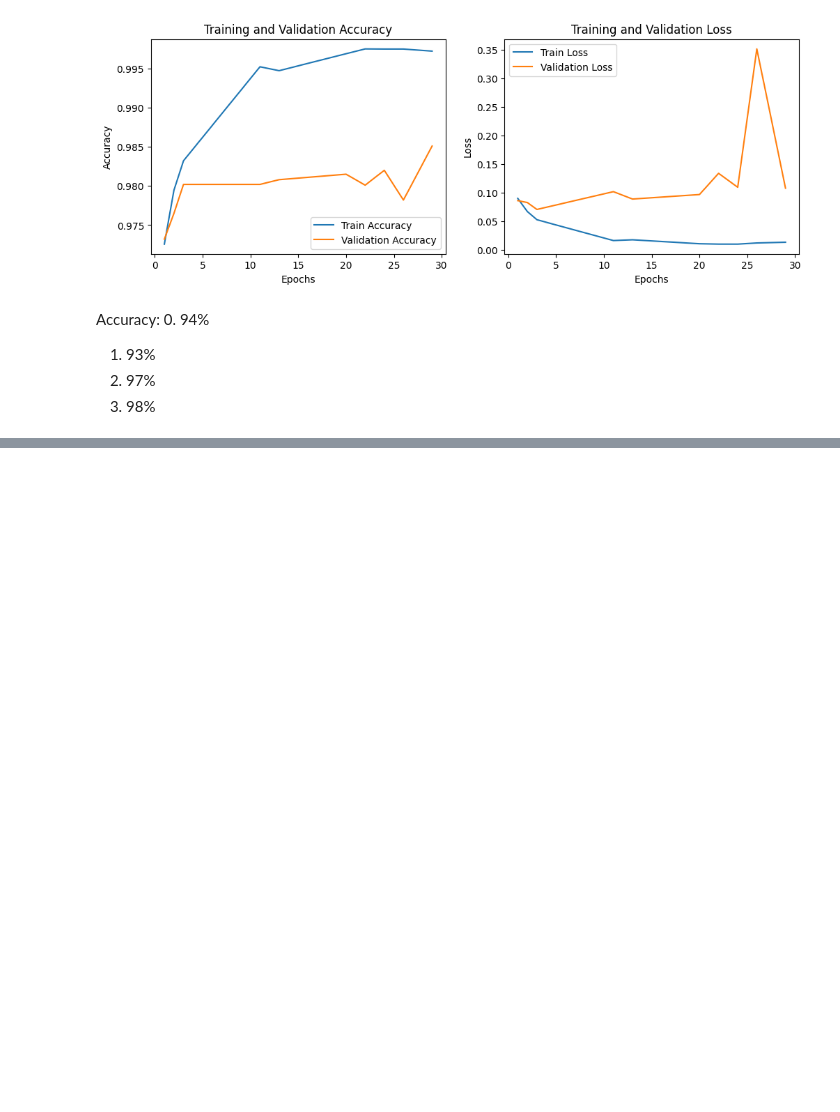
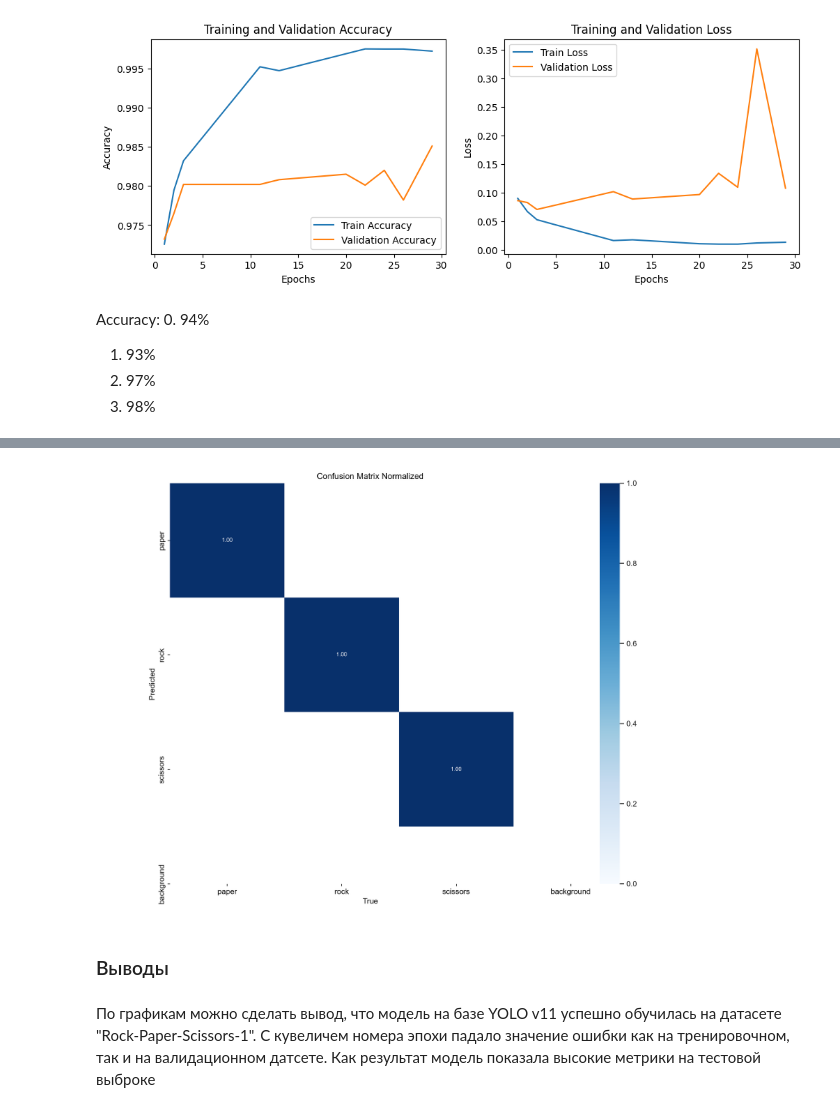
Before and after one commit to matteoxpo/DataScienceStudy, a Jupyter notebook: NSTU/AIandML/lab3/lab3.ipynb, the cells around one changed output, grey strips where cells are left out. Cells and saved outputs as stored; diff of their text form; code cells hidden in the pictures; blank space fills up the shorter version.

```diff
--- a/NSTU/AIandML/lab3/lab3.ipynb
+++ b/NSTU/AIandML/lab3/lab3.ipynb
@@ -382,0 +792,8 @@ Accuracy:
+# %%
+Image("runs\\classify\\train6\\confusion_matrix_normalized.png", width=600)
+# %% [output]
+[figure, added]
+# %% [markdown]
+### Выводы
+# %% [markdown]
+По графикам можно сделать вывод, что модель на базе YOLO v11 успешно обучилась на датасете "Rock-Paper-Scissors-1". С кувеличем номера эпохи падало значение ошибки как на тренировочном, так и на валидационном датсете. Как результат модель показала высокие метрики на тестовой выброке
```
Also changed, not shown: parts of 41 cells of this notebook, 26 other files.
